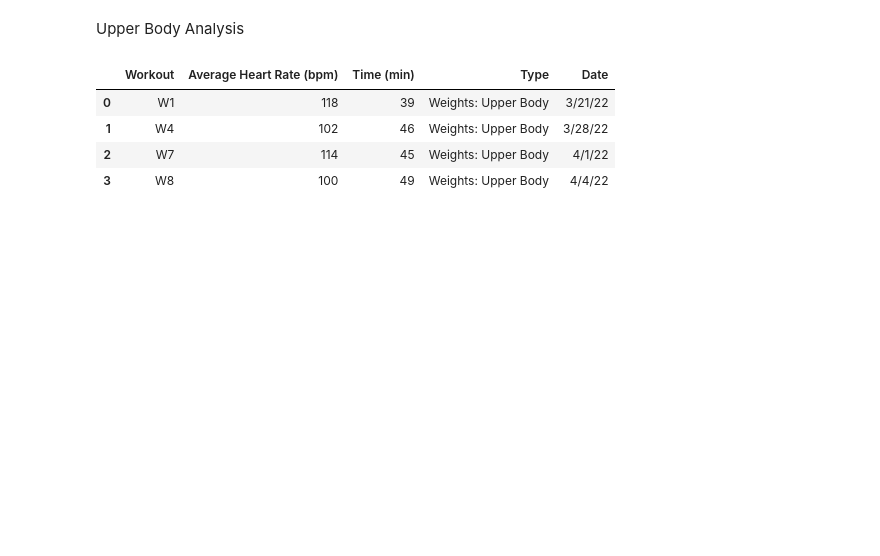
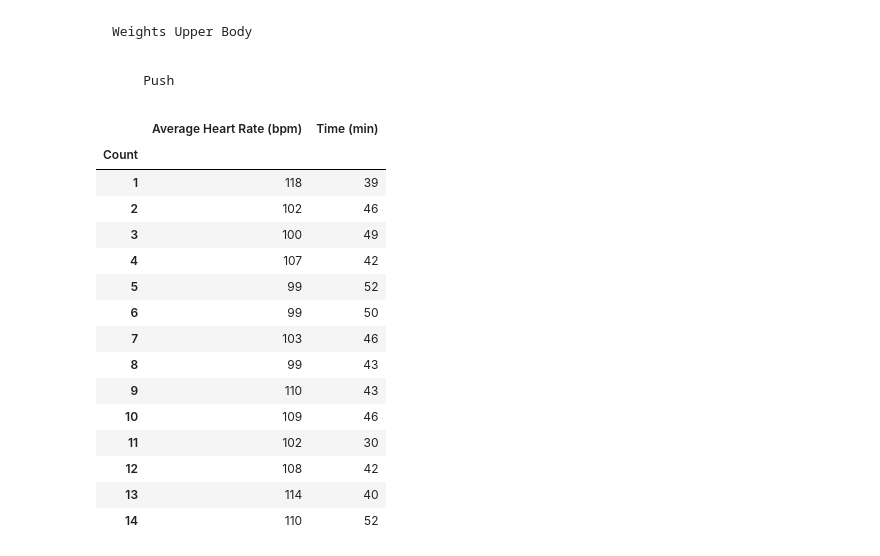
Before and after one commit to Leroez/Heart-Rate-Test, a Jupyter notebook: Project.ipynb, the cells around one changed output. Cells and saved outputs as stored; diff of their text form; code cells hidden in the pictures; blank space fills up the shorter version.

```diff
--- a/Project.ipynb
+++ b/Project.ipynb
@@ -5,15 +6,35 @@ path = r'/Users/benrivera/Desktop/Test/HRTest.csv'
 HR_Test= pd.read_csv(path)
 path2 = r'/Users/benrivera/Desktop/Test/PWTest.csv'
 PW_Test = pd.read_csv(path2)
-# %% [markdown]
-Upper Body Analysis
-# %%
-WUB = HR_Test.loc[HR_Test['Type']=='Weights: Upper Body']
-WUB = WUB.reset_index(drop=True)
-WUB
-# %% [output]
-|  | Workout | Average Heart Rate (bpm) | Time (min) | Type | Date |
-| 0 | W1 | 118 | 39 | Weights: Upper Body | 3/21/22 |
-| 1 | W4 | 102 | 46 | Weights: Upper Body | 3/28/22 |
-| 2 | W7 | 114 | 45 | Weights: Upper Body | 4/1/22 |
-| 3 | W8 | 100 | 49 | Weights: Upper Body | 4/4/22 |
+# %% [markdown]
+    Weights Upper Body
+# %% [markdown]
+        Push
+# %%
+#Creats a filter to only show workouts labeld as "Weights: Push"
+WPU = HR_Test.loc[HR_Test['Type']=='Weights: Push']
+#resets the index
+WPU = WPU.reset_index(drop=True)
+#set the index
+WPU = WPU.set_index('Count')
+#drop the columns that are not necessary
+WPU = WPU.drop(['Workout', 'Date', 'Type'], axis=1)
+
+WPU
+# %% [output]
+|  | Average Heart Rate (bpm) | Time (min) |
+| Count |  |  |
+| 1 | 118 | 39 |
+| 2 | 102 | 46 |
+| 3 | 100 | 49 |
+| 4 | 107 | 42 |
+| 5 | 99 | 52 |
+| 6 | 99 | 50 |
+| 7 | 103 | 46 |
+| 8 | 99 | 43 |
+| 9 | 110 | 43 |
+| 10 | 109 | 46 |
+| 11 | 102 | 30 |
+| 12 | 108 | 42 |
+| 13 | 114 | 40 |
+| 14 | 110 | 52 |
```
Also changed, not shown: parts of 20 cells of this notebook.
